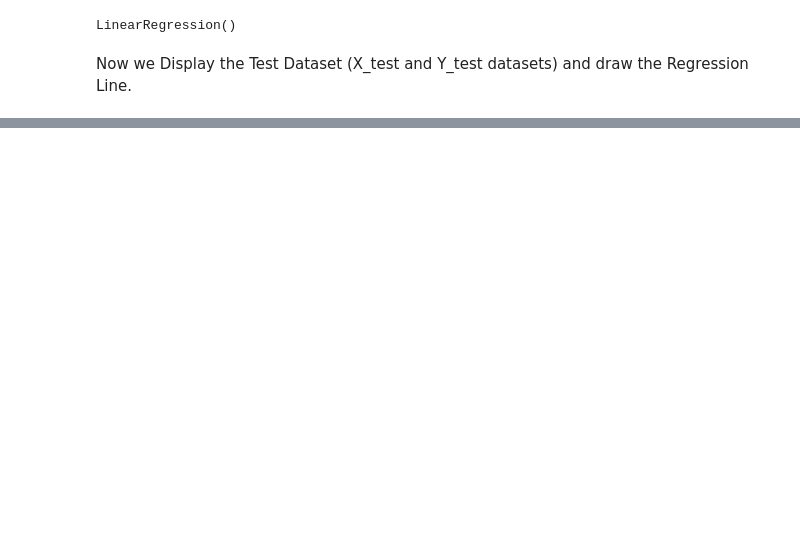
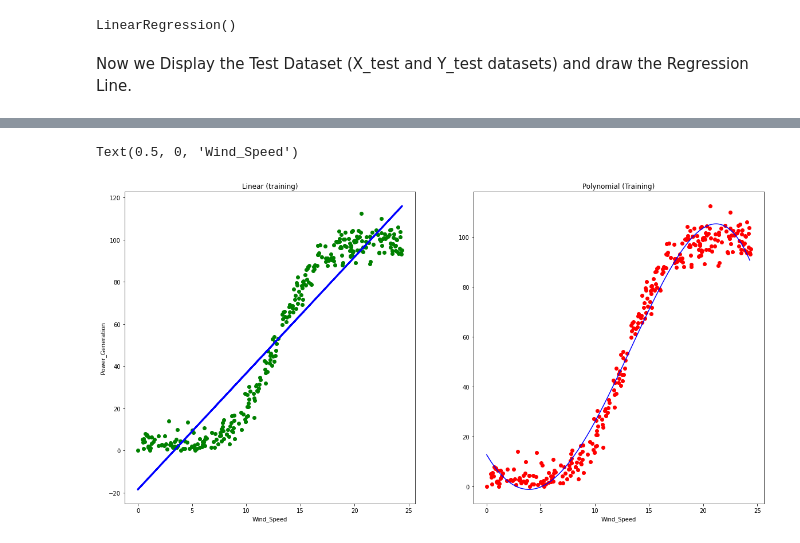
Before and after one commit to C-Cuinn/Emerging-Technology-Project-2020, a Jupyter notebook: Emerging Tech Wind Farm Project.ipynb, the cells around one changed output, grey strips where cells are left out. Saved outputs shown, nothing was run; the diff lists cells and outputs as text; code cells hidden in the pictures; blank space fills up the shorter version.

```diff
--- a/Emerging Tech Wind Farm Project.ipynb
+++ b/Emerging Tech Wind Farm Project.ipynb
@@ -132,3 +180,22 @@ plt.show()
+# %%
+X_grid = np.arange(min(X),max(X),0.1)
+X_grid = X_grid.reshape(len(X_grid),1)
+
+fig, (ax1, ax2) = plt.subplots(1, 2,figsize=(20,10))
+
+ax1.plot(X_train,regressor.predict(X_train),color="blue",linewidth=3)
+ax1.scatter(X_train,Y_train,color="green")
+ax1.set_title('Linear (training)')
+ax1.set_xlabel('Wind_Speed')
+ax1.set_ylabel('Power_Generation')
+
+ax2.plot(X_grid, lin_reg2.predict(poly_reg.fit_transform(X_grid)),color='blue')
+ax2.scatter(X_train,Y_train,color="red")
+ax2.set_title('Polynomial (Training)')
+ax2.set_xlabel('Wind_Speed')
+# %% [output]
+Text(0.5, 0, 'Wind_Speed')
+[figure, added]
 # %%
 Y_pred = regressor.predict(X_test)
 print('R2 score: %.2f' % r2_score(Y_test,Y_pred)) # R2 Score
```
Also changed, not shown: parts of 26 cells of this notebook, 1 other file.
